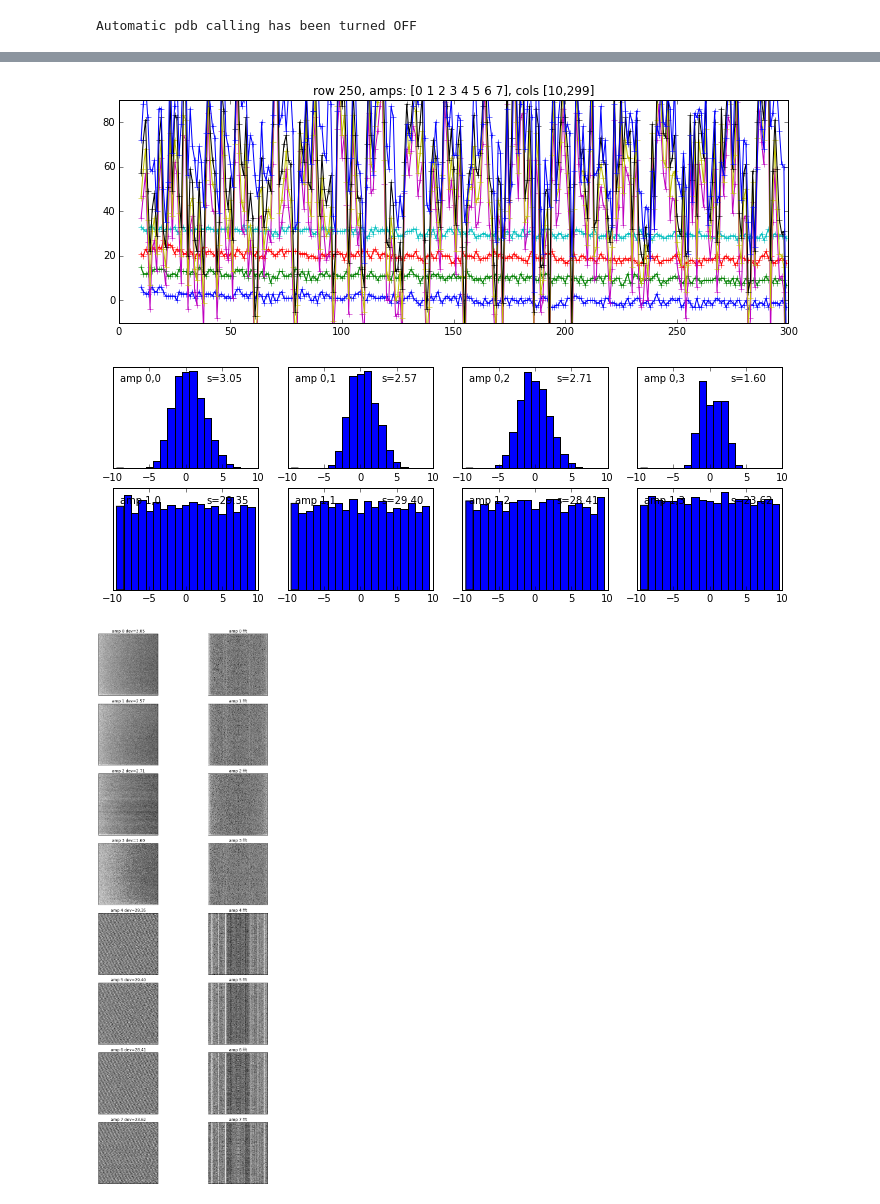
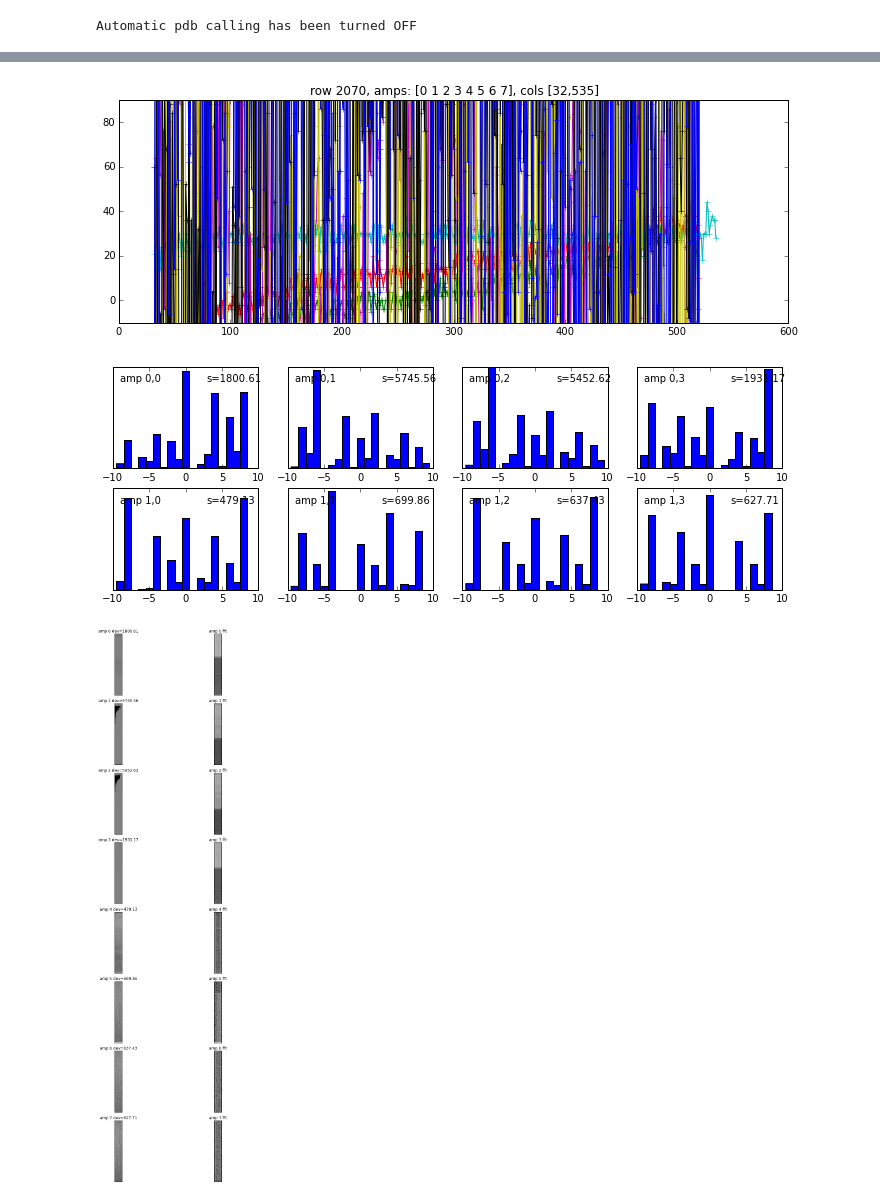
Before and after one commit to Subaru-PFS/ics_xcu_fpga, a Jupyter notebook: notebooks/ccdControl.ipynb, the cells around one changed output, grey strips where cells are left out. Drawn from its saved outputs; the diff is of its cells as text; code cells hidden in the pictures.

```diff
--- a/notebooks/ccdControl.ipynb
+++ b/notebooks/ccdControl.ipynb
@@ -14,10 +14,12 @@ import scipy.optimize as opt
 %matplotlib inline
 import matplotlib.pyplot as plt
 # %%
+cam='r9'
+
 import power.PCM as PCM
 reload(PCM)
 
-pcm = PCM.PCM(host='10.1.1.4')
+pcm = PCM.PCM(host='pcm-%s' % (cam))
 pcm.logger.setLevel(logging.DEBUG)
 # %%
 def gobbleFeeOutput():
@@ -93,15 +87,0 @@ Success
-# %%
-import testing.ampswitch as ampSwitch
-reload(ampSwitch)
-
-useAmpSwitch = False
-if useAmpSwitch:
-    pcm.powerCmd('ampSwitch', useAmpSwitch)
-
-    try:
-        switch.close()
-    except:
-        pass
-
-    switch = ampSwitch.AmpSwitch(host='10.1.1.21')
-    switch.readCoils()
@@ -378,14 +371,14 @@ fee.setMode('erase')
 goodAmps = np.arange(8) #[3,4,5,6, 7] # np.arange(8)
 badAmps = []
 
-nrows = 300                # How many rows to read out.
-ncols = 300
-selectRows = slice(0,500)
+nrows = 4340          # How many rows to read out.
+ncols = 600
+selectRows = slice(100,nrows-200)
 selectCols = None # slice(5,5)
-pcols = np.arange(10,ncols)    # Which cols to plot
-statCols = np.arange(10,ncols) # Which cols to use for stats
+pcols = np.arange(32,ncols-64)    # Which cols to plot
+statCols = np.arange(40,ncols-64) # Which cols to use for stats
 prow = (selectRows.stop+1)/2
-prows = [1, 5, prow]       # which rows to plot
+prows = [prow-100,prow,prow+500]       # which rows to plot
 fftAmps = []
 
 figWidth = 12
@@ -402,7 +395,7 @@ else:
     switch.chooseCoil(siggenAmp)
 
 comment = 'pure test'
-flushRead = True
+flushRead = False
 doFile = None # '/data/pfs/2015-06-02/PFSA-00000954.fits'
 doSave = True
 if doFile:
@@ -426,8 +419,9 @@ if selectCols is not None:
     im = im[:,selectCols]
 
 im = im.astype('i4')
-hi_w = np.where(im > 63000)
-im[hi_w] -= 65535
+if False:
+    hi_w = np.where(im > 63000)
+    im[hi_w] -= 65535
 
 if siggenAmp is None:
     amp4Mask = ccd.ampidx(4, im)
@@ -520,3 +527,3 @@ file: /data/pfs/2015-09-09/PFSA-00001415.fits
-[figure, old version]
+[figure, new version]
-[figure, old version]
+[figure, new version]
-[figure, old version]
+[figure, new version]
```
Also changed, not shown: parts of 9 cells of this notebook.
